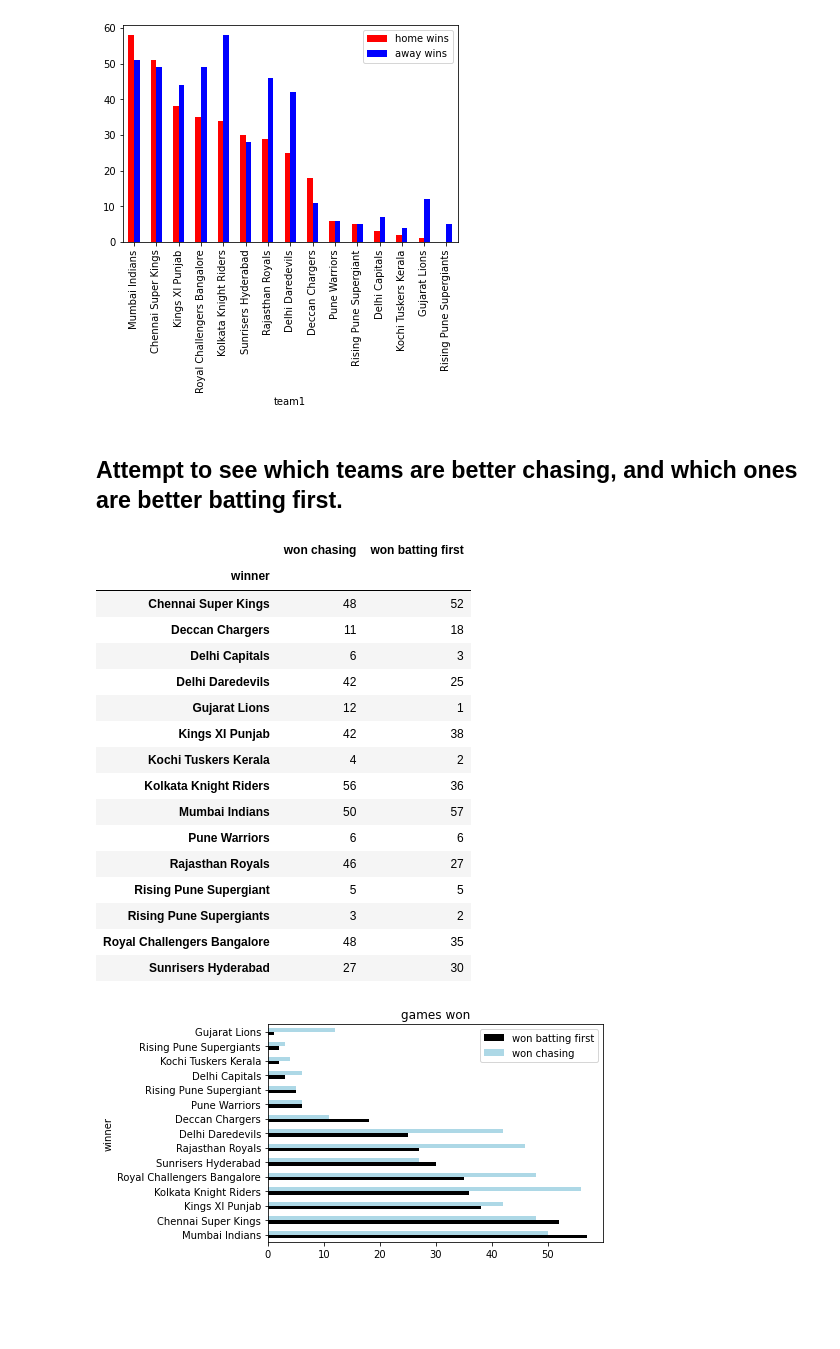
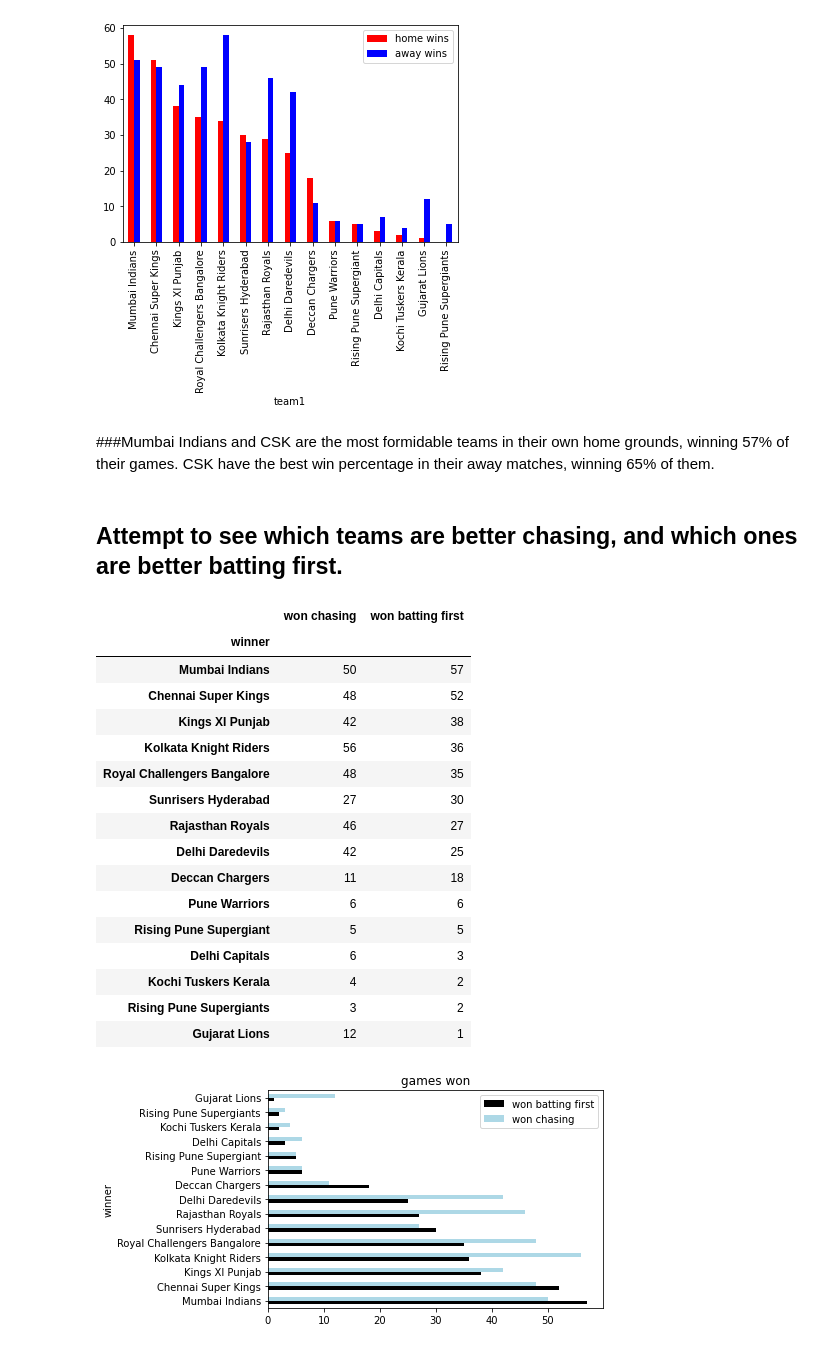
Before and after one commit to anshumaanshankar/GRIP, a Jupyter notebook: Task_5.ipynb, the cells around one changed output. Drawn from its saved outputs; the diff is of its cells as text; code cells hidden in the pictures; blank space fills up the shorter version.

```diff
--- a/Task_5.ipynb
+++ b/Task_5.ipynb
@@ -136,34 +137,37 @@ plt.show()
 # %% [output]
 <Figure size 1080x720 with 0 Axes>
 [figure]
+# %% [markdown]
+###Mumbai Indians and CSK are the most formidable teams in their own home grounds, winning 57% of their games. CSK have the best win percentage in their away matches, winning 65% of them.
 # %% [markdown]
 ## Attempt to see which teams are better chasing, and which ones are better batting first.
 # %%
 won_chasing = match[match['win_by_wickets'] > 0]
 won_chasing_teamwise=won_chasing.groupby('winner')
 won_defending = match[match['win_by_runs'] > 0]
 won_defending_teamwise=won_defending.groupby('winner')
 wins_based=pd.DataFrame(data = won_chasing_teamwise.size(), columns=['won chasing'])
 wins_based['won batting first'] = won_defending_teamwise.size()
+wins_based.sort_values(['won batting first', 'won chasing'], ascending = False, inplace = True)
 wins_based
 # %% [output]
 |  | won chasing | won batting first |
 | winner |  |  |
+| Mumbai Indians | 50 | 57 |
 | Chennai Super Kings | 48 | 52 |
-| Deccan Chargers | 11 | 18 |
-| Delhi Capitals | 6 | 3 |
-| Delhi Daredevils | 42 | 25 |
-| Gujarat Lions | 12 | 1 |
 | Kings XI Punjab | 42 | 38 |
-| Kochi Tuskers Kerala | 4 | 2 |
 | Kolkata Knight Riders | 56 | 36 |
-| Mumbai Indians | 50 | 57 |
-| Pune Warriors | 6 | 6 |
-| Rajasthan Royals | 46 | 27 |
-| Rising Pune Supergiant | 5 | 5 |
-| Rising Pune Supergiants | 3 | 2 |
 | Royal Challengers Bangalore | 48 | 35 |
 | Sunrisers Hyderabad | 27 | 30 |
+| Rajasthan Royals | 46 | 27 |
+| Delhi Daredevils | 42 | 25 |
+| Deccan Chargers | 11 | 18 |
+| Pune Warriors | 6 | 6 |
+| Rising Pune Supergiant | 5 | 5 |
+| Delhi Capitals | 6 | 3 |
+| Kochi Tuskers Kerala | 4 | 2 |
+| Rising Pune Supergiants | 3 | 2 |
+| Gujarat Lions | 12 | 1 |
 # %%
 wins_based[['won batting first', 'won chasing']].sort_values(['won batting first', 'won chasing'], ascending = False).plot.barh(color=['black','lightblue'], title='games won')
 plt.show()
```
Also changed, not shown: parts of 19 cells of this notebook.
